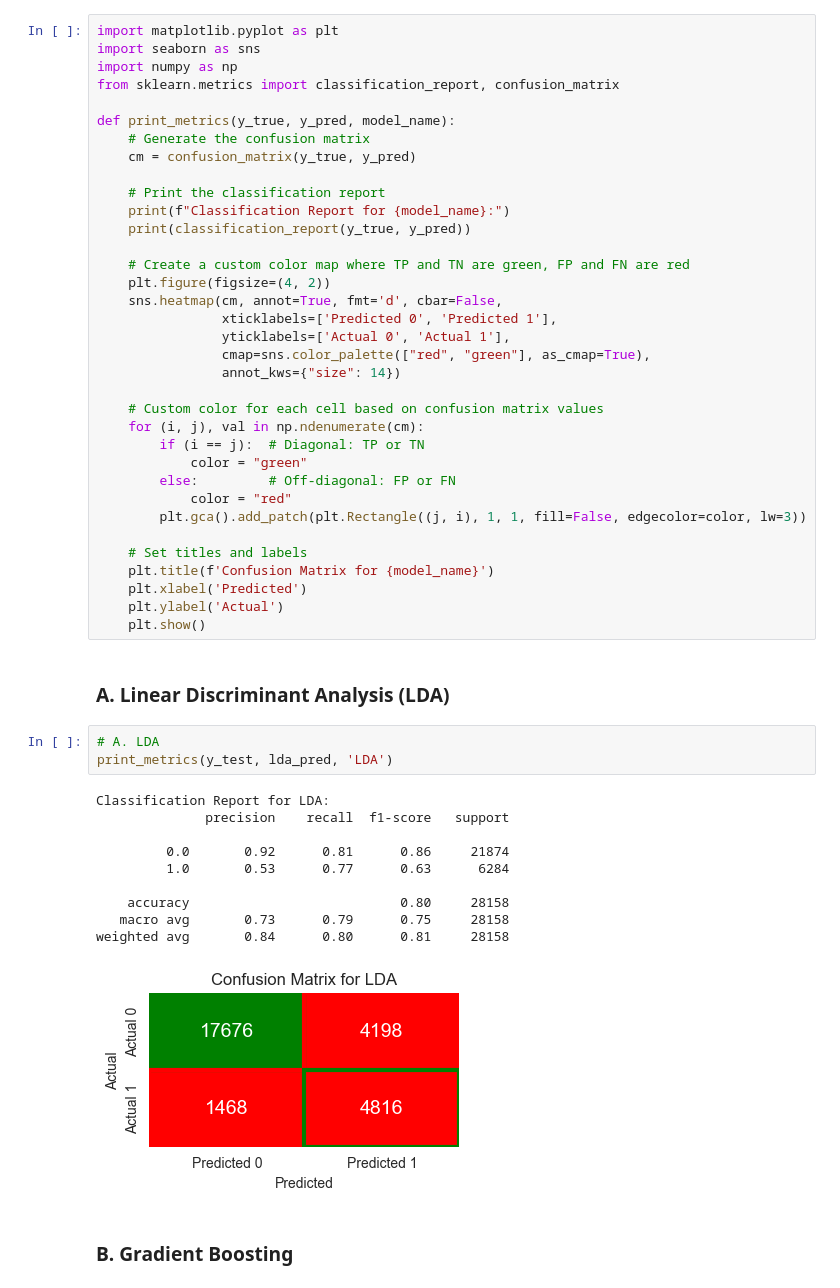
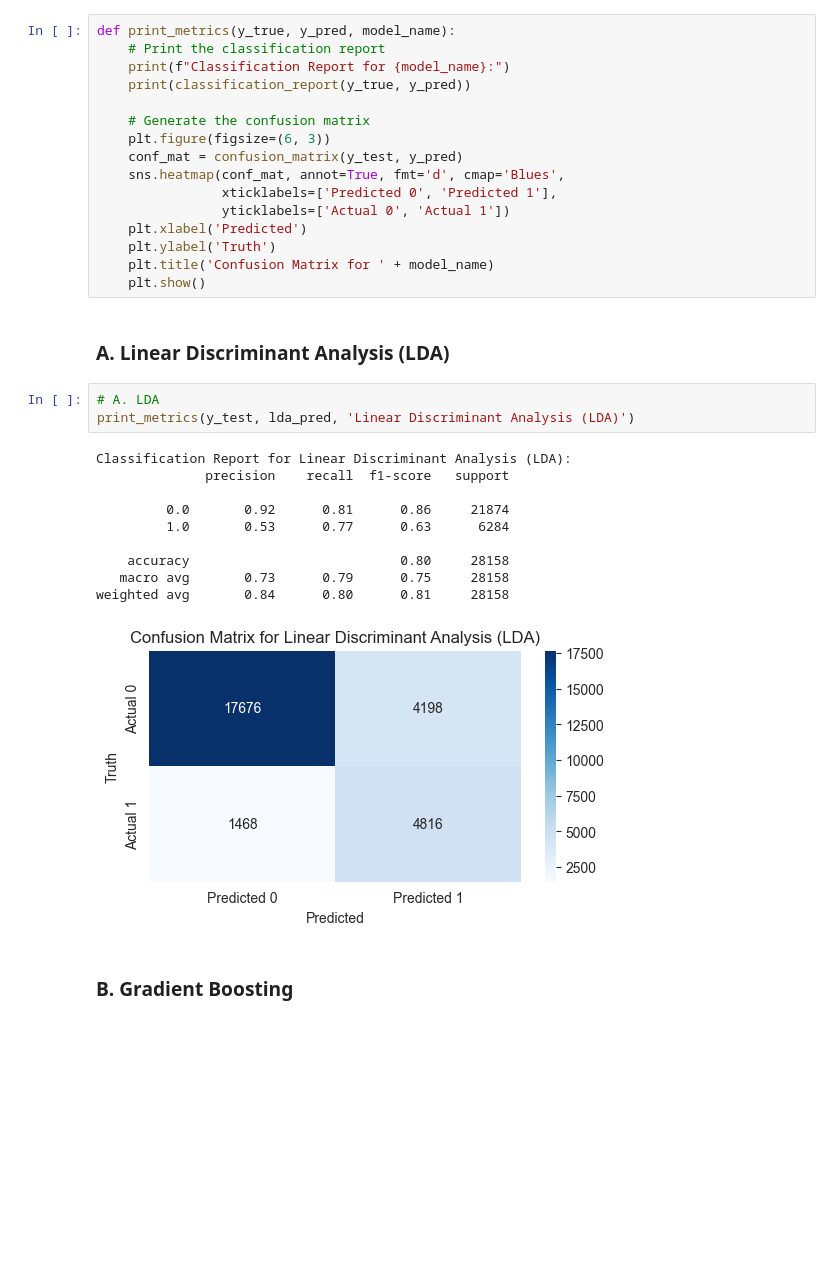
Before and after one commit to roshangiga/ML_tinker, a Jupyter notebook: caseStudy2.ipynb, the cells around one changed output. Saved outputs shown, nothing was run; the diff lists cells and outputs as text; blank space fills up the shorter version.

```diff
--- a/caseStudy2.ipynb
+++ b/caseStudy2.ipynb
@@ -629,56 +642,37 @@ plot_decision_boundary(mlp_model_top, X_test_top, y_test, 'MLP Decision Boundary
 ###                           ✧ Question 5 ✧
 ### ⎯⎯⎯⎯⎯⎯⎯⎯⎯⎯⎯⎯⎯⎯⎯⎯⎯⎯⎯⎯⎯⎯⎯⎯⎯⎯⎯⎯⎯⎯⎯⎯⎯⎯⎯⎯⎯⎯⎯⎯⎯⎯⎯⎯⎯⎯⎯⎯⎯⎯⎯
 # %%
-import matplotlib.pyplot as plt
-import seaborn as sns
-import numpy as np
-from sklearn.metrics import classification_report, confusion_matrix
-
 def print_metrics(y_true, y_pred, model_name):
-    # Generate the confusion matrix
-    cm = confusion_matrix(y_true, y_pred)
-
     # Print the classification report
     print(f"Classification Report for {model_name}:")
     print(classification_report(y_true, y_pred))
 
-    # Create a custom color map where TP and TN are green, FP and FN are red
-    plt.figure(figsize=(4, 2))
-    sns.heatmap(cm, annot=True, fmt='d', cbar=False,
+    # Generate the confusion matrix
+    plt.figure(figsize=(6, 3))
+    conf_mat = confusion_matrix(y_test, y_pred)
+    sns.heatmap(conf_mat, annot=True, fmt='d', cmap='Blues',
                 xticklabels=['Predicted 0', 'Predicted 1'],
-                yticklabels=['Actual 0', 'Actual 1'],
-                cmap=sns.color_palette(["red", "green"], as_cmap=True),
-                annot_kws={"size": 14})
-
-    # Custom color for each cell based on confusion matrix values
-    for (i, j), val in np.ndenumerate(cm):
-        if (i == j):  # Diagonal: TP or TN
-            color = "green"
-        else:         # Off-diagonal: FP or FN
-            color = "red"
-        plt.gca().add_patch(plt.Rectangle((j, i), 1, 1, fill=False, edgecolor=color, lw=3))
-
-    # Set titles and labels
-    plt.title(f'Confusion Matrix for {model_name}')
+                yticklabels=['Actual 0', 'Actual 1'])
     plt.xlabel('Predicted')
-    plt.ylabel('Actual')
+    plt.ylabel('Truth')
+    plt.title('Confusion Matrix for ' + model_name)
     plt.show()
 # %% [markdown]
 ### A. Linear Discriminant Analysis (LDA)
 # %%
 # A. LDA
-print_metrics(y_test, lda_pred, 'LDA')
+print_metrics(y_test, lda_pred, 'Linear Discriminant Analysis (LDA)')
 # %% [output]
-Classification Report for LDA:
+Classification Report for Linear Discriminant Analysis (LDA):
               precision    recall  f1-score   support
 
          0.0       0.92      0.81      0.86     21874
          1.0       0.53      0.77      0.63      6284
 
     accuracy                           0.80     28158
    macro avg       0.73      0.79      0.75     28158
 weighted avg       0.84      0.80      0.81     28158
-[figure, old version]
+[figure, new version]
 # %% [markdown]
 ### B. Gradient Boosting
 # %%
```
Also changed, not shown: parts of 9 cells of this notebook, 1 other file.
